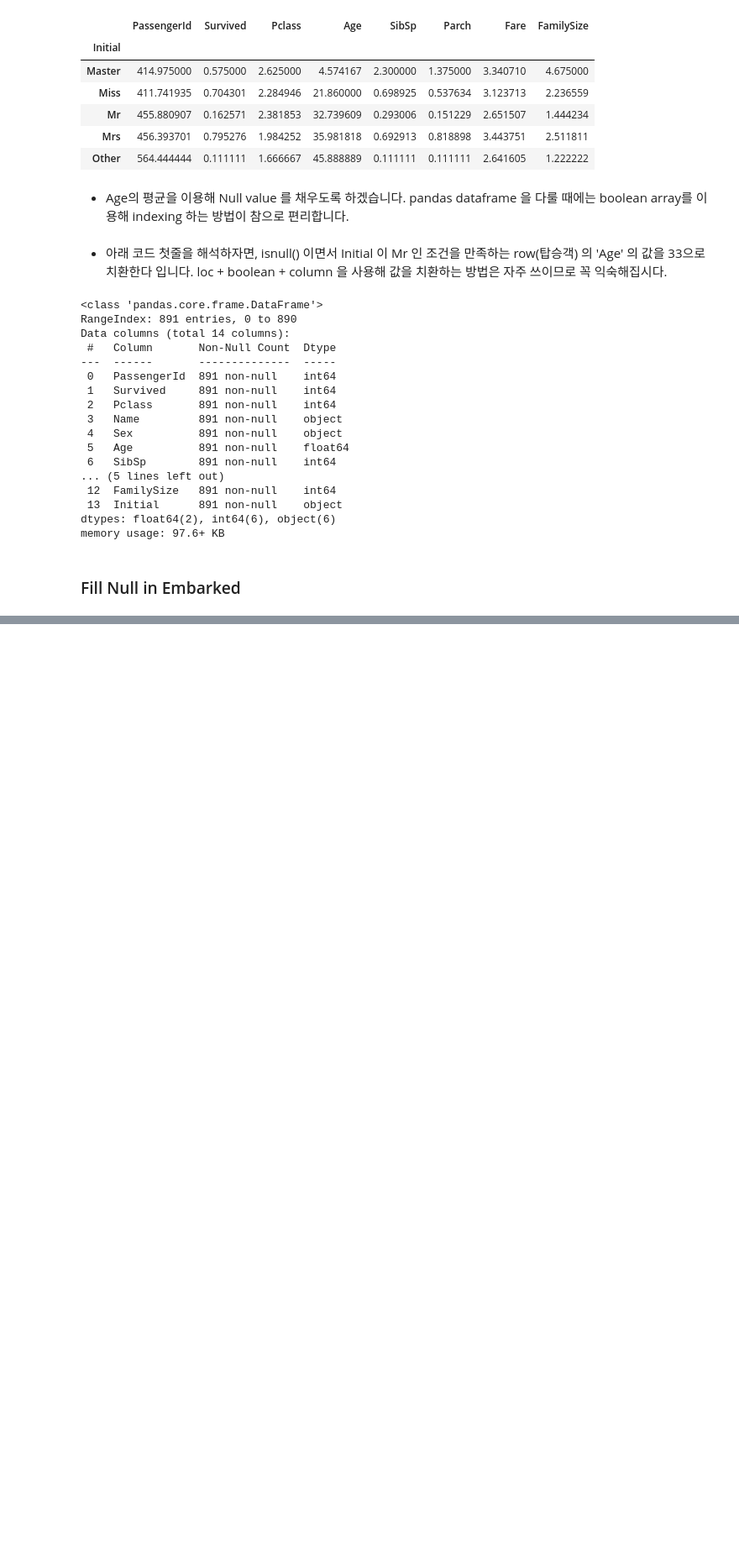
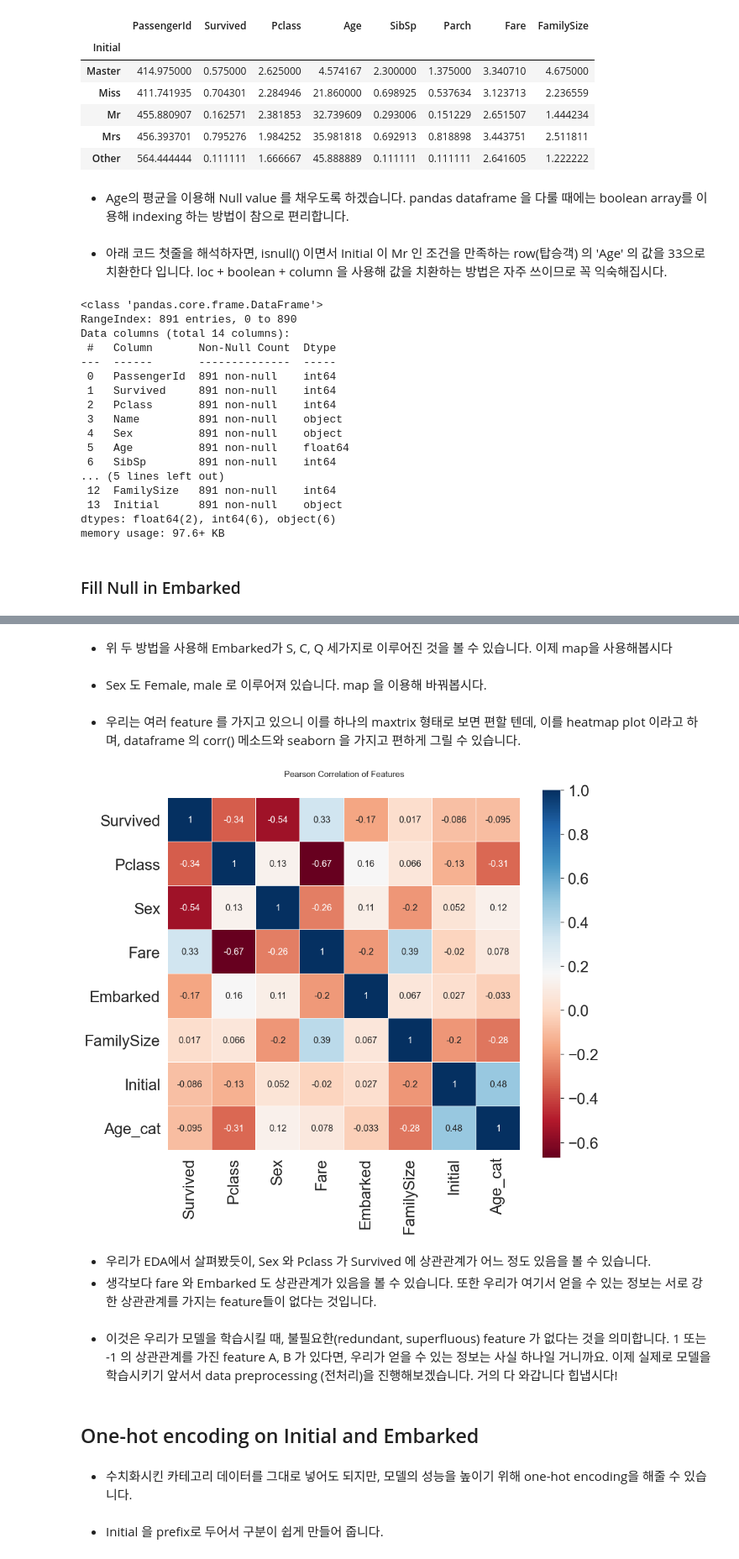
Before and after one commit to hwlim2010/INHA_ML_STUDY, a Jupyter notebook: Titanic test.ipynb, the cells around one changed output, grey strips where cells are left out. Shown at 84% size. Saved outputs shown, nothing was run; the diff lists cells and outputs as text; code cells hidden in the pictures; blank space fills up the shorter version.

```diff
--- a/Titanic test.ipynb
+++ b/Titanic test.ipynb
@@ -584,0 +648,3 @@ memory usage: 97.6+ KB
+# %%
+df_train.drop(['Age', 'Age_cat_2'], axis=1, inplace=True)
+df_test.drop(['Age'], axis=1, inplace=True)
@@ -584,0 +658,3 @@ memory usage: 97.6+ KB
+# %%
+df_train['Initial'] = df_train['Initial'].map({'Master': 0, 'Miss': 1, 'Mr': 2, 'Mrs': 3, 'Other': 4})
+df_test['Initial'] = df_test['Initial'].map({'Master': 0, 'Miss': 1, 'Mr': 2, 'Mrs': 3, 'Other': 4})
@@ -584,0 +668,37 @@ memory usage: 97.6+ KB
+# %% [markdown]
+- 위 두 방법을 사용해 Embarked가 S, C, Q 세가지로 이루어진 것을 볼 수 있습니다. 이제 map을 사용해봅시다
+# %%
+df_train['Embarked'] = df_train['Embarked'].map({'C': 0, 'Q': 1, 'S': 2})
+df_test['Embarked'] = df_test['Embarked'].map({'C': 0, 'Q': 1, 'S': 2})
+# %% [markdown]
+- Sex 도 Female, male 로 이루어져 있습니다. map 을 이용해 바꿔봅시다.
+# %%
+df_train['Sex'] = df_train['Sex'].map({'female': 0, 'male': 1})
+df_test['Sex'] = df_test['Sex'].map({'female': 0, 'male': 1})
+# %% [markdown]
+- 우리는 여러 feature 를 가지고 있으니 이를 하나의 maxtrix 형태로 보면 편할 텐데, 이를 heatmap plot 이라고 하며, dataframe 의 corr() 메소드와 seaborn 을 가지고 편하게 그릴 수 있습니다.
+# %%
+heatmap_data = df_train[['Survived', 'Pclass', 'Sex', 'Fare', 'Embarked', 'FamilySize', 'Initial', 'Age_cat']]
+
+colormap = plt.cm.RdBu
+plt.figure(figsize=(14, 12))
+plt.title('Pearson Correlation of Features', y=1.05, size=15)
+sns.heatmap(heatmap_data.astype(float).corr(), linewidths=0.1, vmax=1.0,
+           square=True, cmap=colormap, linecolor='white', annot=True, annot_kws={"size": 16})
+
+del heatmap_data
+# %% [output]
+[figure, added]
+# %% [markdown]
+- 우리가 EDA에서 살펴봤듯이, Sex 와 Pclass 가 Survived 에 상관관계가 어느 정도 있음을 볼 수 있습니다.
+- 생각보다 fare 와 Embarked 도 상관관계가 있음을 볼 수 있습니다.
+또한 우리가 여기서 얻을 수 있는 정보는 서로 강한 상관관계를 가지는 feature들이 없다는 것입니다.
+# %% [markdown]
+- 이것은 우리가 모델을 학습시킬 때, 불필요한(redundant, superfluous) feature 가 없다는 것을 의미합니다. 1 또는 -1 의 상관관계를 가진 feature A, B 가 있다면, 우리가 얻을 수 있는 정보는 사실 하나일 거니까요.
+이제 실제로 모델을 학습시키기 앞서서 data preprocessing (전처리)을 진행해보겠습니다. 거의 다 와갑니다 힙냅시다!
+# %% [markdown]
+## One-hot encoding on Initial and Embarked
+# %% [markdown]
+- 수치화시킨 카테고리 데이터를 그대로 넣어도 되지만, 모델의 성능을 높이기 위해 one-hot encoding을 해줄 수 있습니다.
+# %% [markdown]
+- Initial 을 prefix로 두어서 구분이 쉽게 만들어 줍니다.
```
Also changed, not shown: parts of 49 cells of this notebook.
